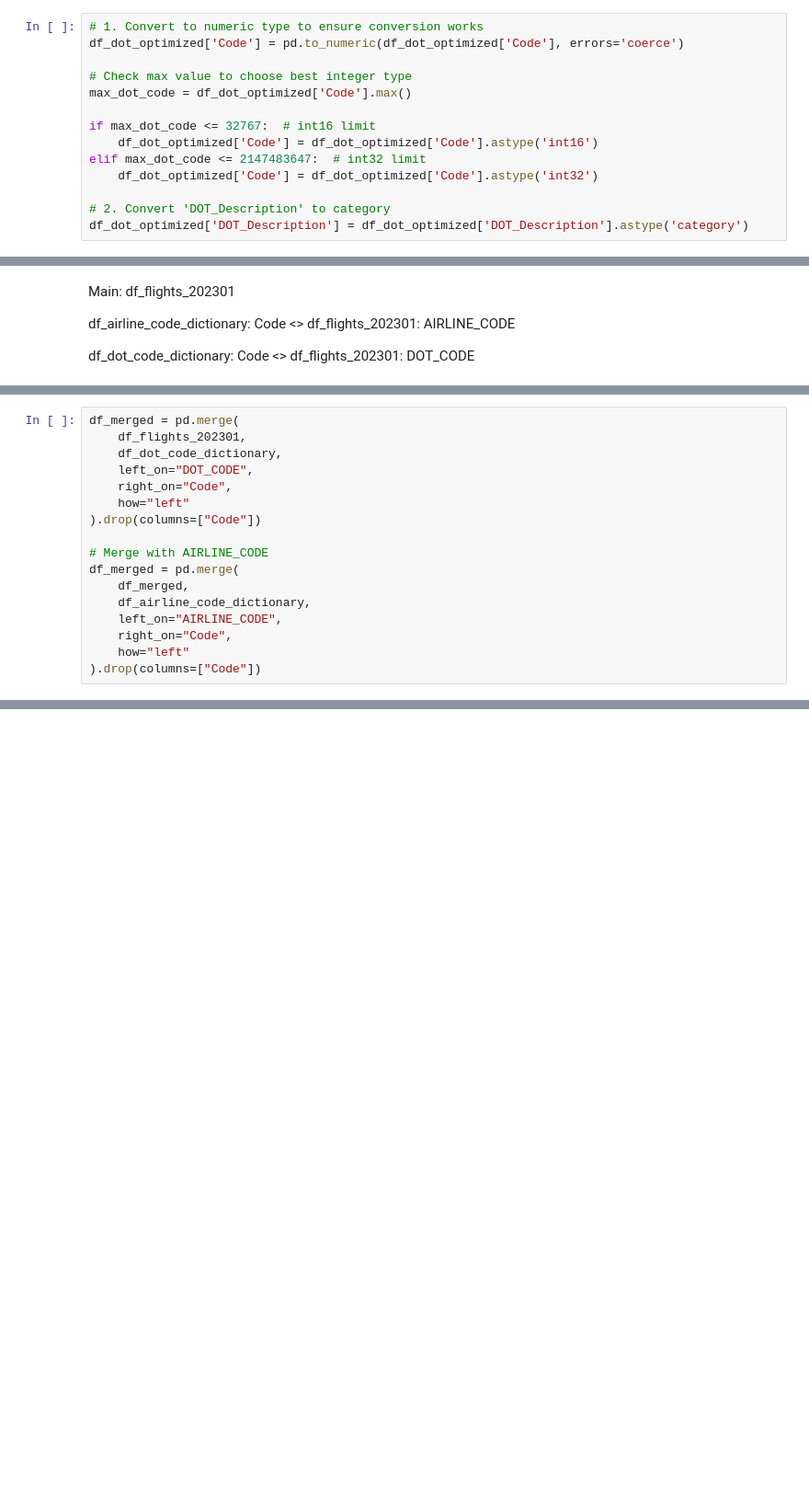
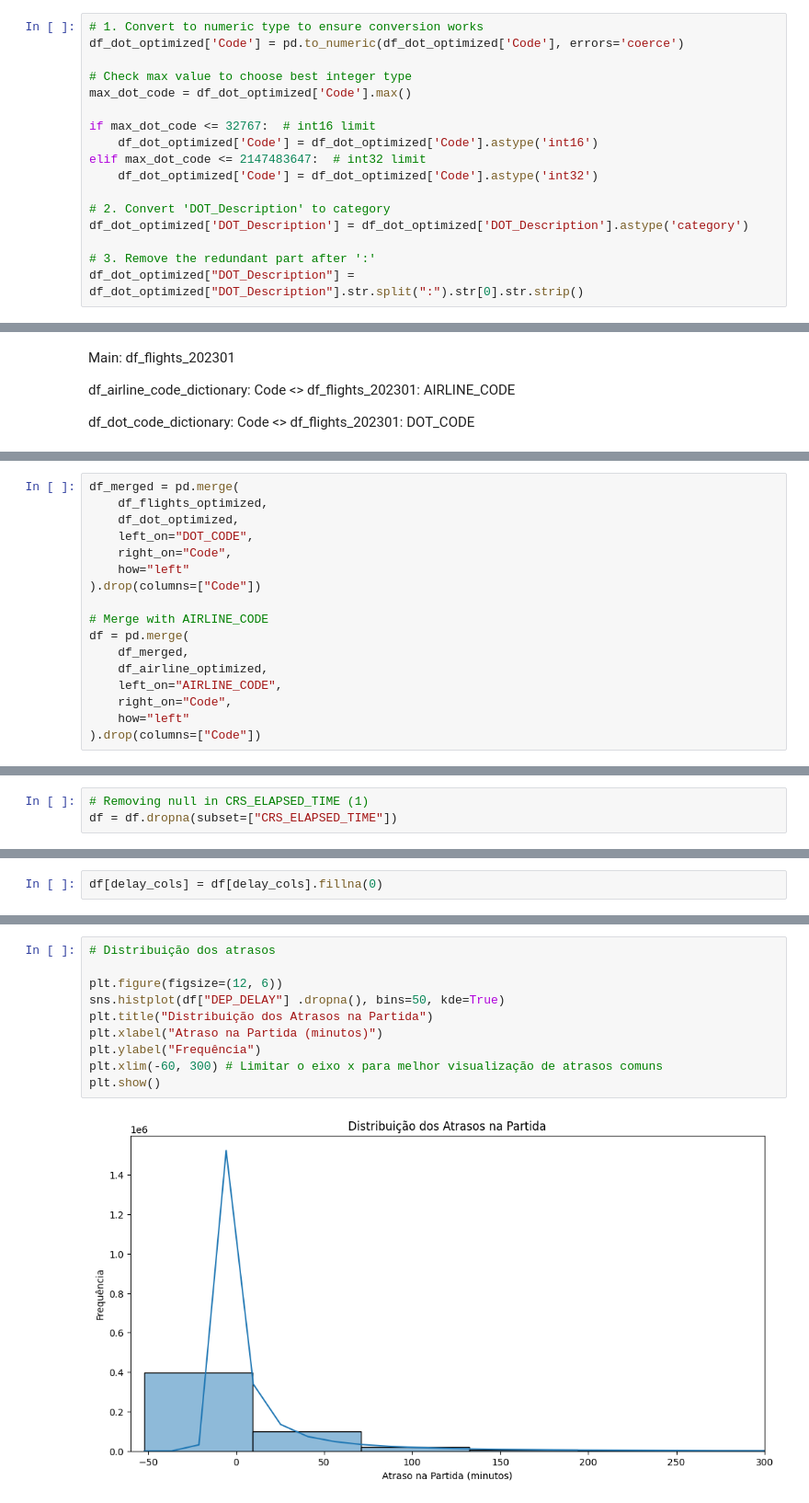
Before and after one commit to vitoriapguimaraes/Python-AnaliseVoos, a Jupyter notebook: scripts/script-vitoria.ipynb, the cells around one changed output, grey strips where cells are left out. Shown at 92% size. Drawn from its saved outputs; the diff is of its cells as text; blank space fills up the shorter version.

```diff
--- a/scripts/script-vitoria.ipynb
+++ b/scripts/script-vitoria.ipynb
@@ -267,3 +280,6 @@ elif max_dot_code <= 2147483647:  # int32 limit
 
 # 2. Convert 'DOT_Description' to category
 df_dot_optimized['DOT_Description'] = df_dot_optimized['DOT_Description'].astype('category')
+
+# 3. Remove the redundant part after ':'
+df_dot_optimized["DOT_Description"] = df_dot_optimized["DOT_Description"].str.split(":").str[0].str.strip()
@@ -332,16 +338,16 @@ array([20363, 19805, 19930, 20409, 19790, 20436, 20368, 19690, 20398,
 # %%
 df_merged = pd.merge(
-    df_flights_202301,
-    df_dot_code_dictionary,
+    df_flights_optimized,
+    df_dot_optimized,
     left_on="DOT_CODE",
     right_on="Code",
     how="left"
 ).drop(columns=["Code"])
 
 # Merge with AIRLINE_CODE
-df_merged = pd.merge(
+df = pd.merge(
     df_merged,
-    df_airline_code_dictionary,
+    df_airline_optimized,
     left_on="AIRLINE_CODE",
     right_on="Code",
     how="left"
@@ -362,0 +405,3 @@ df_merged.shape
+# %%
+# Removing null in CRS_ELAPSED_TIME (1)
+df = df.dropna(subset=["CRS_ELAPSED_TIME"])
@@ -362,0 +495,2 @@ df_merged.shape
+# %%
+df[delay_cols] = df[delay_cols].fillna(0)
@@ -362,0 +598,12 @@ df_merged.shape
+# %%
+# Distribuição dos atrasos
+
+plt.figure(figsize=(12, 6))
+sns.histplot(df["DEP_DELAY"] .dropna(), bins=50, kde=True)
+plt.title("Distribuição dos Atrasos na Partida")
+plt.xlabel("Atraso na Partida (minutos)")
+plt.ylabel("Frequência")
+plt.xlim(-60, 300) # Limitar o eixo x para melhor visualização de atrasos comuns
+plt.show()
+# %% [output]
+[figure, added]
```
Also changed, not shown: parts of 58 cells of this notebook, 2 other files.
